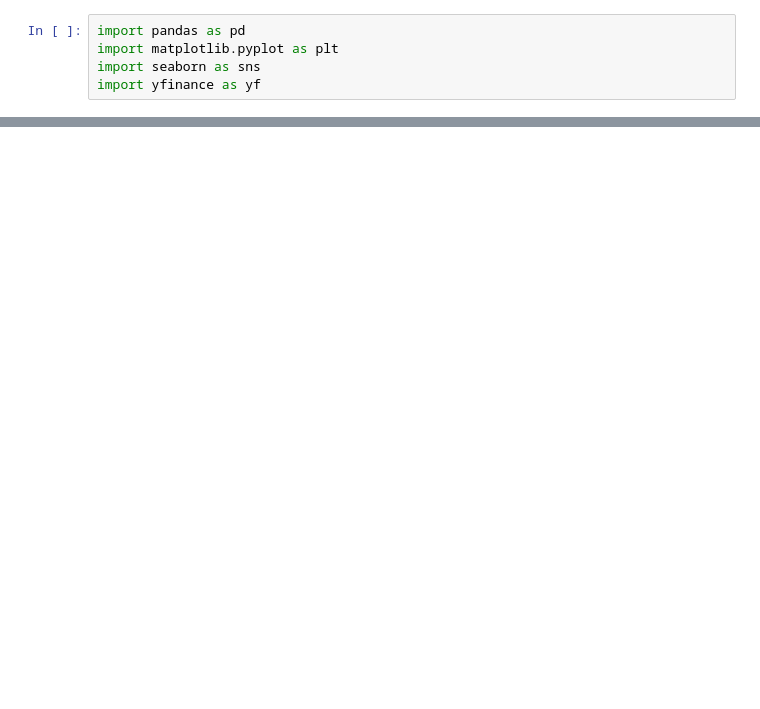
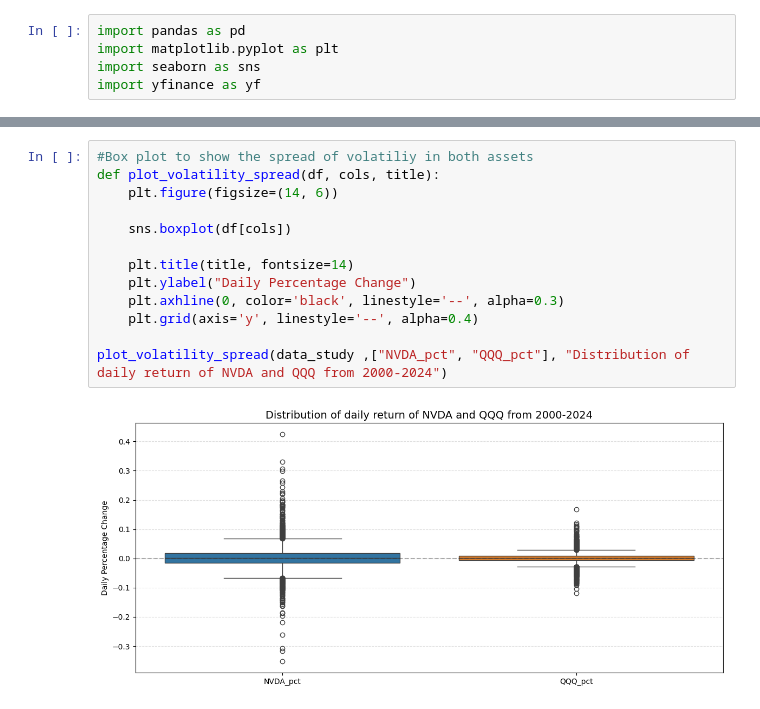
Before and after one commit to matisse-ops/nvda-nq-correlation-study, a Jupyter notebook: NQ_QQQ_EDA.ipynb, the cells around one changed output, grey strips where cells are left out. Cells and saved outputs as stored; diff of their text form; blank space fills up the shorter version.

Commit message:
Sanity check to verify if my statistical data was correct

```diff
--- a/NQ_QQQ_EDA.ipynb
+++ b/NQ_QQQ_EDA.ipynb
@@ -282,0 +176,15 @@ plot_quarterly_trends(q_percentent, "NVDA_pct", "QQQ_pct", title="Quarterly Tota
+# %%
+#Box plot to show the spread of volatiliy in both assets
+def plot_volatility_spread(df, cols, title):
+    plt.figure(figsize=(14, 6))
+
+    sns.boxplot(df[cols])
+
+    plt.title(title, fontsize=14)
+    plt.ylabel("Daily Percentage Change")
+    plt.axhline(0, color='black', linestyle='--', alpha=0.3)
+    plt.grid(axis='y', linestyle='--', alpha=0.4)
+
+plot_volatility_spread(data_study ,["NVDA_pct", "QQQ_pct"], "Distribution of daily return of NVDA and QQQ from 2000-2024")
+# %% [output]
+[figure, added]
```
Also changed, not shown: parts of 18 cells of this notebook, 1 other file.
